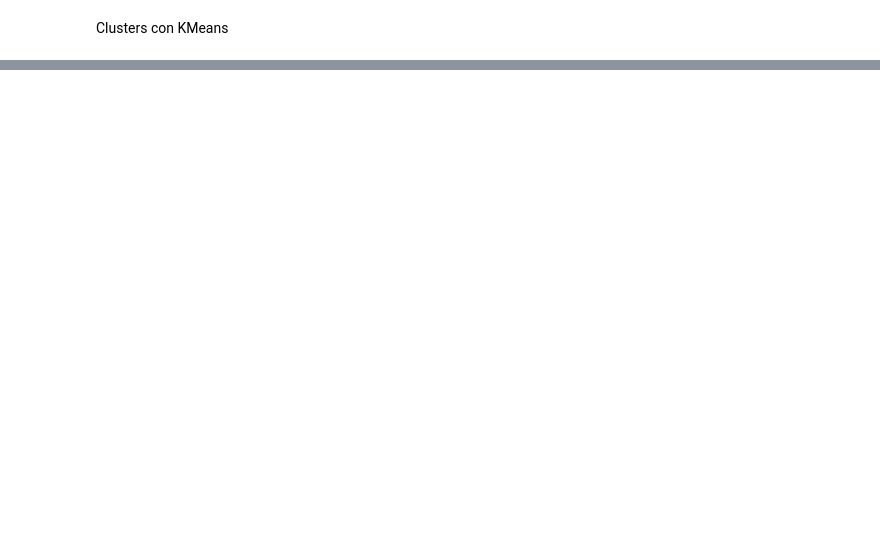
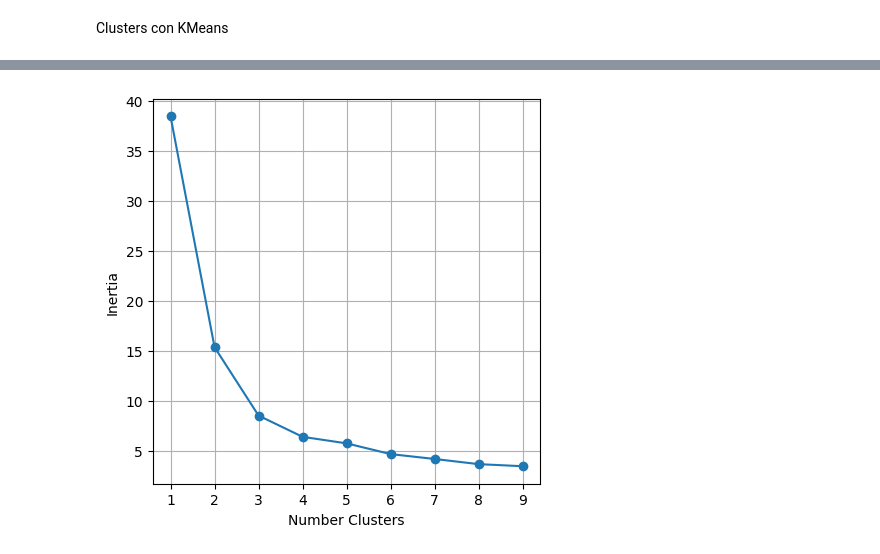
Before and after one commit to gurbina2234/Repo-Mineria-PSU, a Jupyter notebook: datos_oficial.ipynb, the cells around one changed output, grey strips where cells are left out. Drawn from its saved outputs; the diff is of its cells as text; code cells hidden in the pictures; blank space fills up the shorter version.

```diff
--- a/datos_oficial.ipynb
+++ b/datos_oficial.ipynb
@@ -130,0 +264,7 @@ plt.show()
+# %%
+normalizer = Normalizer()
+scaled_data = normalizer.fit_transform(merged_new)
+
+optimize_k_means(scaled_data,10)
+# %% [output]
+[figure, added]
```
Also changed, not shown: parts of 17 cells of this notebook.
